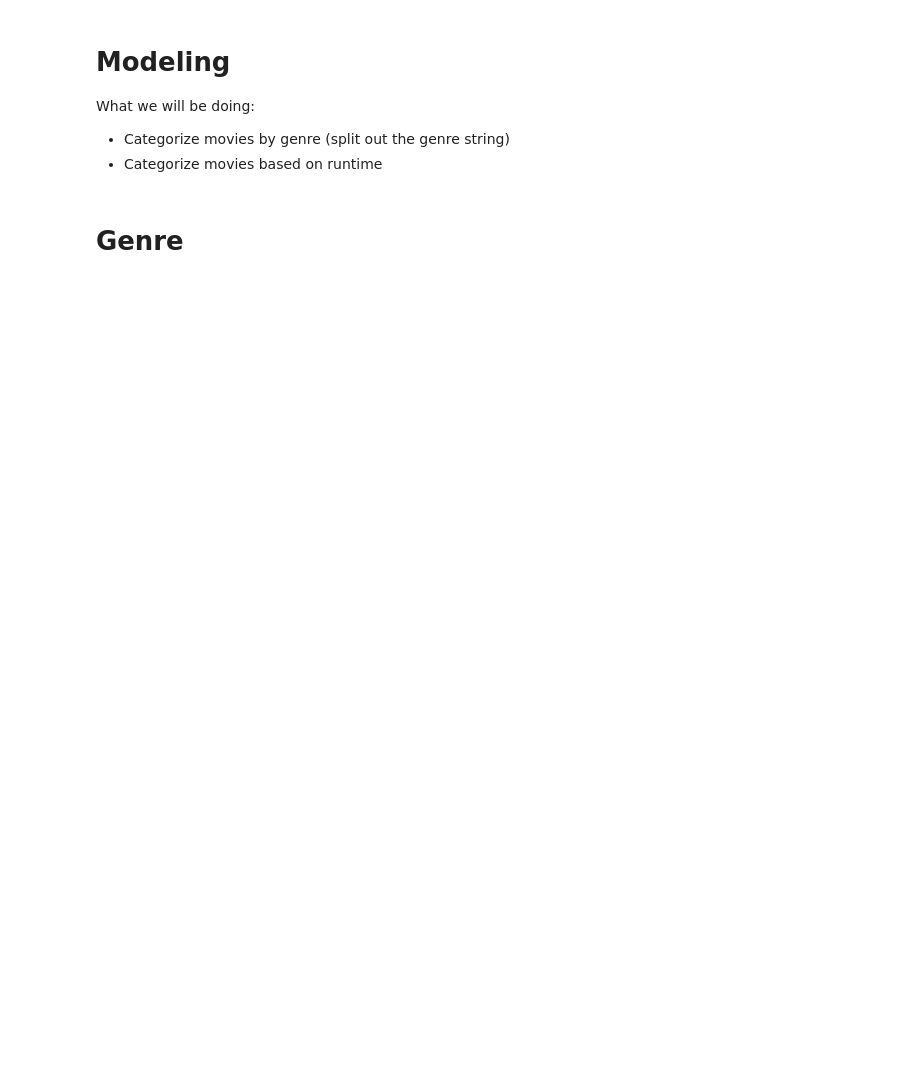
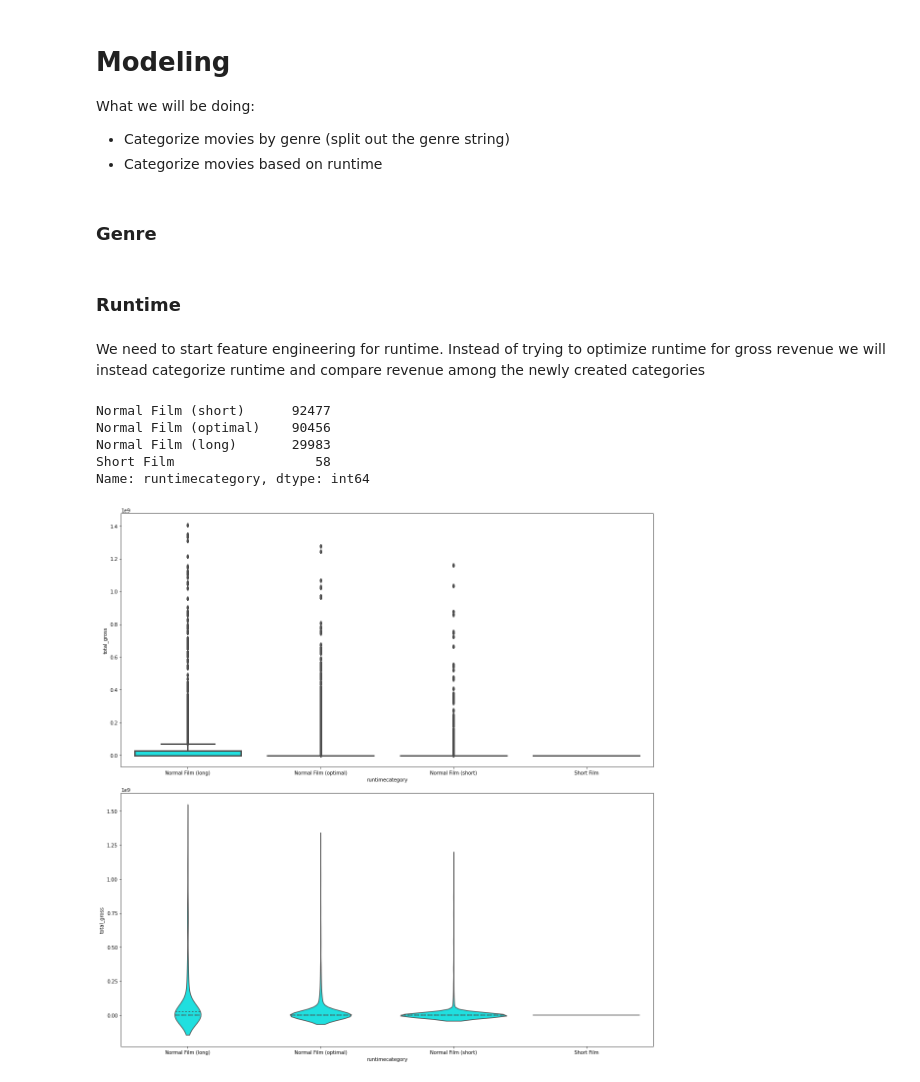
Before and after one commit to learn-co-curriculum/dsc-phase-2-project-v3, a Jupyter notebook: index.ipynb, the cells around one changed output. Drawn from its saved outputs; the diff is of its cells as text; code cells hidden in the pictures; blank space fills up the shorter version.

```diff
--- a/index.ipynb
+++ b/index.ipynb
@@ -626,4 +649,8 @@ What we will be doing:
 - Categorize movies by genre (split out the genre string)
 - Categorize movies based on runtime
 # %% [markdown]
-# Genre
+### Genre
+# %% [markdown]
+### Runtime
+# %% [markdown]
+We need to start feature engineering for runtime. Instead of trying to optimize runtime for gross revenue we will instead categorize runtime and compare revenue among the newly created categories
@@ -629,0 +676,38 @@ What we will be doing:
+# %%
+# Add a new column categorizing the runtime
+df_clean['runtimecategory'] = df_clean['runtimeminutes'].apply(film_categorization)
+df_clean['runtimecategory'].value_counts()
+# %% [output]
+Normal Film (short)      92477
+Normal Film (optimal)    90456
+Normal Film (long)       29983
+Short Film                  58
+Name: runtimecategory, dtype: int64
+# %%
+# Visualize the distributions
+fig, (ax0,ax1) = plt.subplots(nrows=2, figsize=(16, 16))
+
+sns.boxplot(
+    x="runtimecategory",
+    y="total_gross",
+    data=df_clean,
+    ax=ax0,
+    color='aqua',
+    linewidth=3
+)
+
+
+
+sns.violinplot(
+    x="runtimecategory",
+    y="total_gross",
+    data=df_clean,
+    ax=ax1,
+    color='aqua',
+    inner="quartile",  # Seeing the mean and quartiles
+    bw=.3              # How much smoothing do we use
+)
+
+plt.tight_layout();
+# %% [output]
+[figure, added]
```
Also changed, not shown: parts of 8 cells of this notebook.
